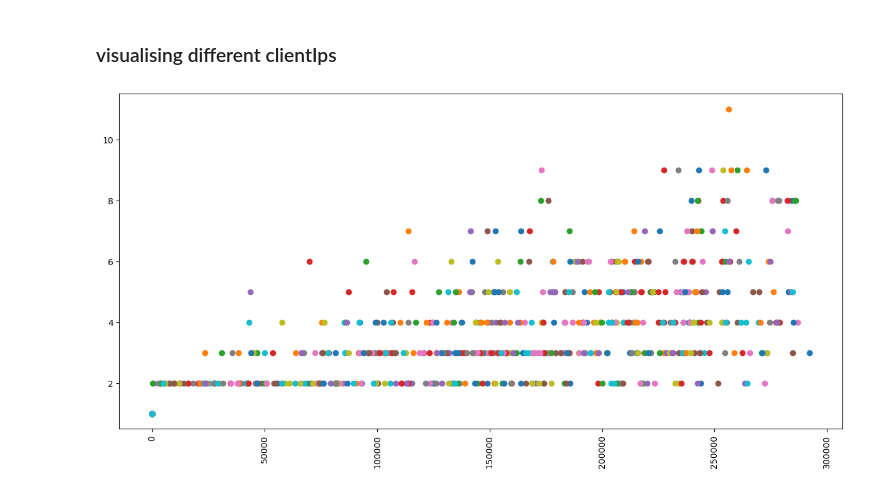
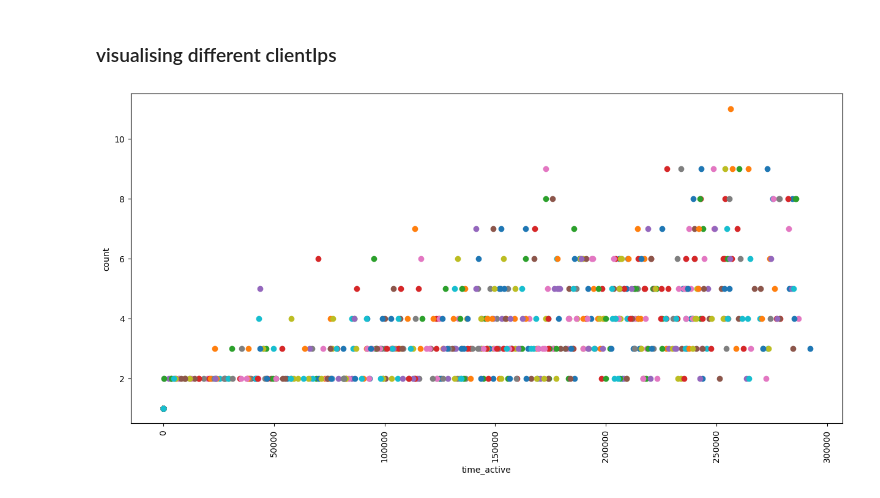
Before and after one commit to Olaf4000/IsolationForest, a Jupyter notebook: feature_plots.ipynb, the cells around one changed output. Saved outputs shown, nothing was run; the diff lists cells and outputs as text; code cells hidden in the pictures.

```diff
--- a/feature_plots.ipynb
+++ b/feature_plots.ipynb
@@ -57,12 +57,14 @@ plt.show()
 # %%
 plt.figure(figsize=(15, 7))
 
 for client in l3T['clientIp'].unique():
     l3F1 = l3T[l3T['clientIp'] == client]
     plt.scatter(l3F1['time_active'], l3F1['count'])
 
 plt.xticks(rotation=90)
 #plt.axvline(x=10, color='black', linestyle='--')
+plt.xlabel('time_active')
+plt.ylabel('count')
 plt.show()
 # %% [output]
-[figure, old version]
+[figure, new version]
```
Also changed, not shown: 5 other files.
